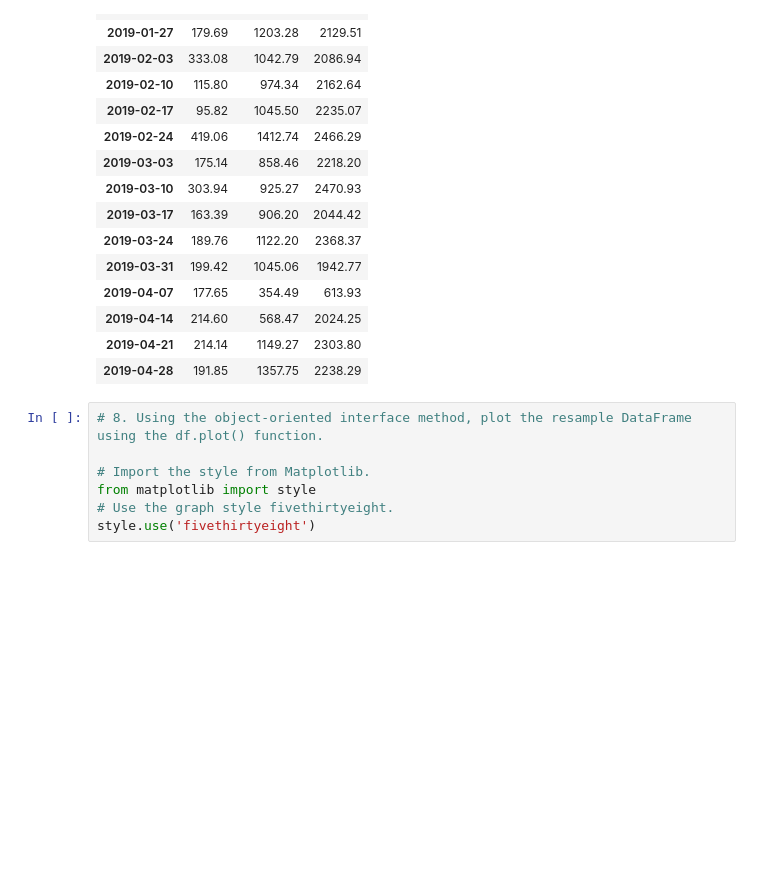
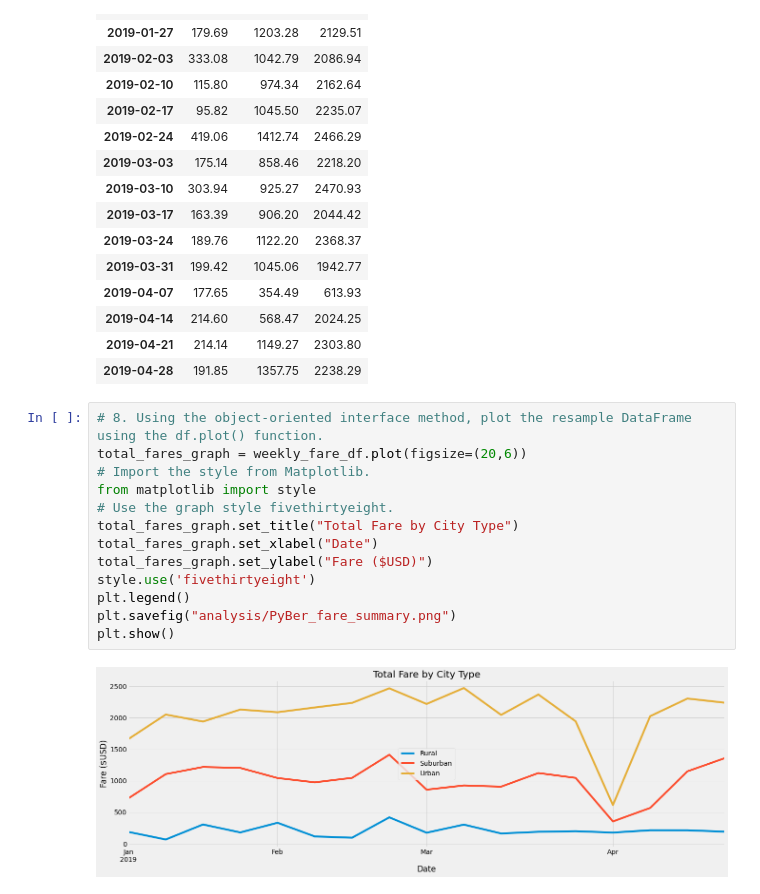
Before and after one commit to NBrown95/PyBer_Analysis, a Jupyter notebook: PyBer_Challenge.ipynb, the cells around one changed output. Drawn from its saved outputs; the diff is of its cells as text; blank space fills up the shorter version.

Commit message:
Added line graph.

```diff
--- a/PyBer_Challenge.ipynb
+++ b/PyBer_Challenge.ipynb
@@ -267,8 +267,16 @@ weekly_fare_df
 | 2019-04-28 | 191.85 | 1357.75 | 2238.29 |
 # %%
 # 8. Using the object-oriented interface method, plot the resample DataFrame using the df.plot() function.
-
+total_fares_graph = weekly_fare_df.plot(figsize=(20,6))
 # Import the style from Matplotlib.
 from matplotlib import style
 # Use the graph style fivethirtyeight.
+total_fares_graph.set_title("Total Fare by City Type")
+total_fares_graph.set_xlabel("Date")
+total_fares_graph.set_ylabel("Fare ($USD)")
 style.use('fivethirtyeight')
+plt.legend()
+plt.savefig("analysis/PyBer_fare_summary.png")
+plt.show()
+# %% [output]
+[figure, added]
```
